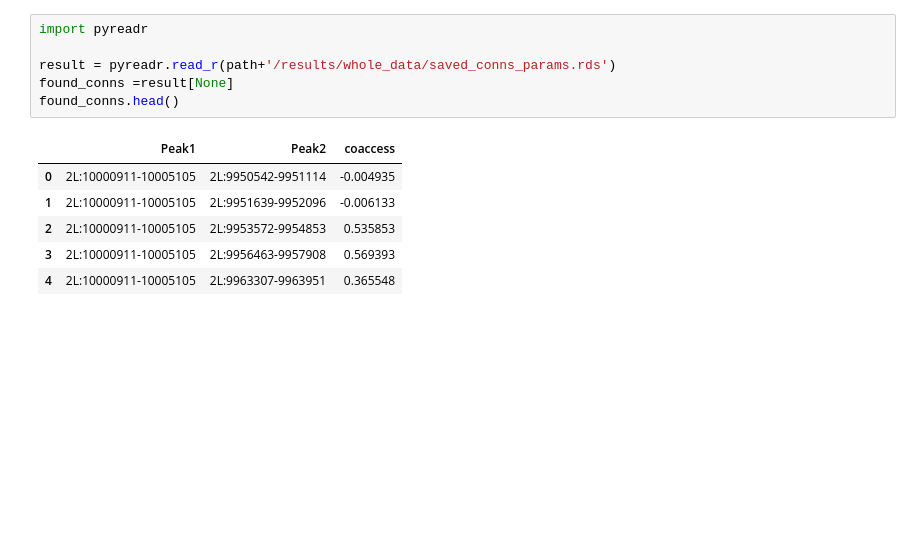
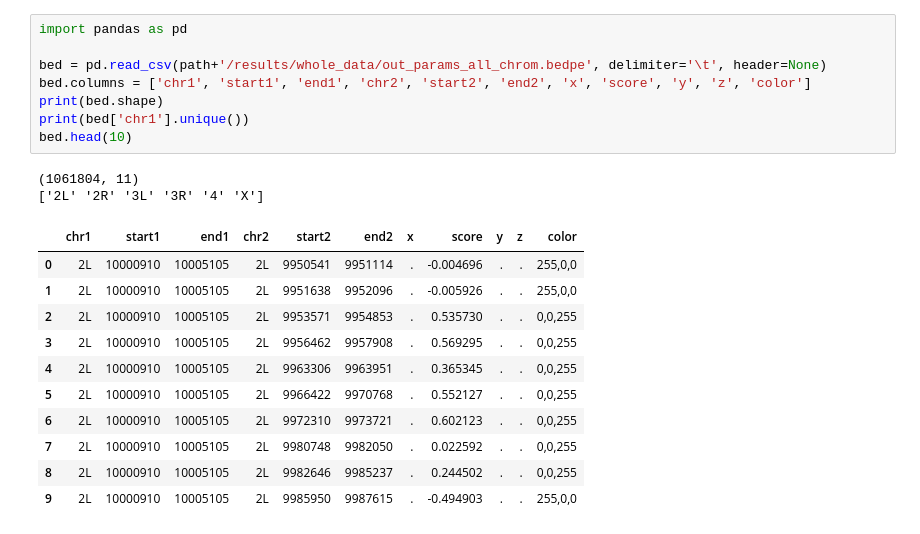
Before and after one commit to fishblish/enhancer-promoter-interactions, a Jupyter notebook: src/python/connections_intersection.ipynb, the cells around one changed output. Saved outputs shown, nothing was run; the diff lists cells and outputs as text; blank space fills up the shorter version.

```diff
--- a/src/python/connections_intersection.ipynb
+++ b/src/python/connections_intersection.ipynb
@@ -6,13 +8,22 @@ print(path)
-# %%
-import pyreadr
-
-result = pyreadr.read_r(path+'/results/whole_data/saved_conns_params.rds')
-found_conns =result[None]
-found_conns.head()
-# %% [output]
-|  | Peak1 | Peak2 | coaccess |
-| 0 | 2L:10000911-10005105 | 2L:9950542-9951114 | -0.004935 |
-| 1 | 2L:10000911-10005105 | 2L:9951639-9952096 | -0.006133 |
-| 2 | 2L:10000911-10005105 | 2L:9953572-9954853 | 0.535853 |
-| 3 | 2L:10000911-10005105 | 2L:9956463-9957908 | 0.569393 |
-| 4 | 2L:10000911-10005105 | 2L:9963307-9963951 | 0.365548 |
+# %%
+import pandas as pd
+
+bed = pd.read_csv(path+'/results/whole_data/out_params_all_chrom.bedpe', delimiter='\t', header=None)
+bed.columns = ['chr1', 'start1', 'end1', 'chr2', 'start2', 'end2', 'x', 'score', 'y', 'z', 'color']
+print(bed.shape)
+print(bed['chr1'].unique())
+bed.head(10)
+# %% [output]
+(1061804, 11)
+['2L' '2R' '3L' '3R' '4' 'X']
+|  | chr1 | start1 | end1 | chr2 | start2 | end2 | x | score | y | z | color |
+| 0 | 2L | 10000910 | 10005105 | 2L | 9950541 | 9951114 | . | -0.004696 | . | . | 255,0,0 |
+| 1 | 2L | 10000910 | 10005105 | 2L | 9951638 | 9952096 | . | -0.005926 | . | . | 255,0,0 |
+| 2 | 2L | 10000910 | 10005105 | 2L | 9953571 | 9954853 | . | 0.535730 | . | . | 0,0,255 |
+| 3 | 2L | 10000910 | 10005105 | 2L | 9956462 | 9957908 | . | 0.569295 | . | . | 0,0,255 |
+| 4 | 2L | 10000910 | 10005105 | 2L | 9963306 | 9963951 | . | 0.365345 | . | . | 0,0,255 |
+| 5 | 2L | 10000910 | 10005105 | 2L | 9966422 | 9970768 | . | 0.552127 | . | . | 0,0,255 |
+| 6 | 2L | 10000910 | 10005105 | 2L | 9972310 | 9973721 | . | 0.602123 | . | . | 0,0,255 |
+| 7 | 2L | 10000910 | 10005105 | 2L | 9980748 | 9982050 | . | 0.022592 | . | . | 0,0,255 |
+| 8 | 2L | 10000910 | 10005105 | 2L | 9982646 | 9985237 | . | 0.244502 | . | . | 0,0,255 |
+| 9 | 2L | 10000910 | 10005105 | 2L | 9985950 | 9987615 | . | -0.494903 | . | . | 255,0,0 |
```
Also changed, not shown: parts of 17 cells of this notebook, 4 other files.
